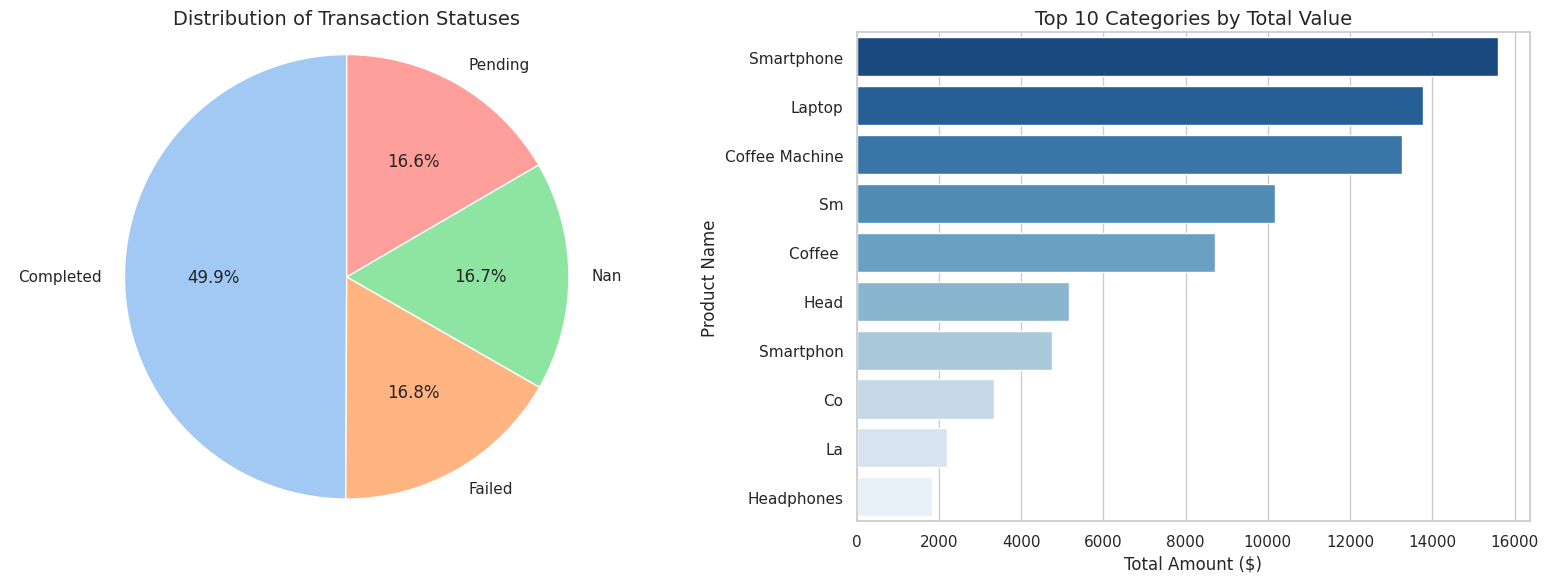
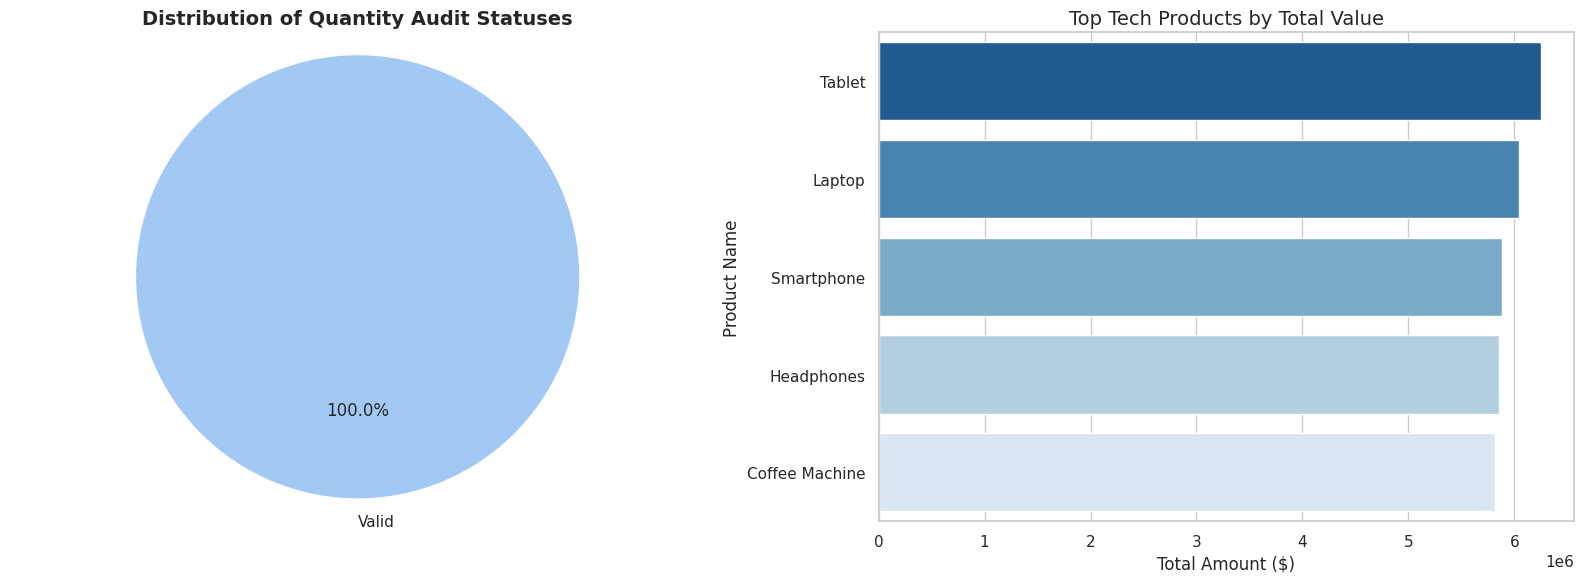
The notebook cell's code change between the first figure and the second:
--- before
+++ after
@@ -17,39 +17,77 @@
 df['Transaction_Type'] = np.where(df['Quantity'] < 0, 'Return', 'Sale')
 
+# Create a new categorical feature: Quantity_Segment
+def categorize_quantity(quantity):
+    if quantity > 200: # Example thresholds, adjust as needed
+        return 'Large Sale'
+    elif quantity > 50:
+        return 'Medium Sale'
+    elif quantity > 0:
+        return 'Small Sale'
+    elif quantity < -50:
+        return 'Large Return'
+    elif quantity < 0:
+        return 'Small Return'
+    else:
+        return 'No Quantity (Invalid)'
+
+df['Quantity_Segment'] = df['Quantity'].apply(categorize_quantity)
+
+# Create 'Quantity Audit Check' column, as it was expected for the plot but not present in the new df
+df['Quantity Audit Check'] = 'Valid'
+df.loc[df['Quantity'] < 0, 'Quantity Audit Check'] = 'Valid Return'
+
 # Set up a clean dashboard layout
 fig, axes = plt.subplots(1, 2, figsize=(16, 6))
 sns.set_theme(style="whitegrid")
 
-# Plot 1: Distribution of Payment Methods (Pie Chart)
-payment_method_counts = df['Payment_Method'].value_counts(dropna=False)
+# Plot 1: Distribution of Quantity Audit Statuses (Pie Chart)
+quantity_audit_counts = df['Quantity Audit Check'].value_counts(dropna=False)
 axes[0].pie(
-    payment_method_counts,
-    labels=payment_method_counts.index,
+    quantity_audit_counts,
+    labels=quantity_audit_counts.index,
     autopct='%1.1f%%',
     startangle=90,
     colors=sns.color_palette('pastel')
 )
-axes[0].set_title("Distribution of Payment Methods", fontsize=14)
+axes[0].set_title("Distribution of Quantity Audit Statuses", fontsize=14, fontweight='bold')
 axes[0].axis('equal') # Equal aspect ratio ensures that pie is drawn as a circle.
 
-# Plot 2: Top 10 Categories by Total Volume
+# Plot 2: Top 10 Tech Products by Total Value (Bar Chart)
 if "Product_Name" in df.columns:
-    top_cats = (
-        df.groupby("Product_Name")["Price"]
-        .sum()
+    # Define a list of common tech-related products based on previous context/data exploration
+    tech_products = ['Smartphone', 'Laptop', 'Tablet', 'Coffee Machine', 'Headphones']
+
+    # Filter the DataFrame to include only these tech products
+    df_tech = df[df['Product_Name'].isin(tech_products)]
+
+    # Group by Product_Name and sum the ABSOLUTE 'Price' for total value representation
+    top_tech_cats = (
+        df_tech.groupby("Product_Name")["Price"]
+        .apply(lambda x: x.abs().sum()) # Use absolute sum to represent magnitude of total value
         .sort_values(ascending=False)
         .head(10)
     )
-    sns.barplot(
-        x=top_cats.values,
-        y=top_cats.index.astype(str),
-        hue=top_cats.index.astype(str), # Assign y variable to hue to resolve FutureWarning
-        ax=axes[1],
-        palette="Blues_r",
-        legend=False # Disable legend as it's redundant with hue showing the y-axis labels
-    )
-    axes[1].set_title("Top 10 Categories by Total Value", fontsize=14)
-    axes[1].set_xlabel("Total Amount ($)")
-    axes[1].set_ylabel("Product Name")
+
+    # Filter out any products that might have summed to zero
+    top_tech_cats = top_tech_cats[top_tech_cats > 0]
+
+    if not top_tech_cats.empty:
+        sns.barplot(
+            x=top_tech_cats.values,
+            y=top_tech_cats.index.astype(str),
+            hue=top_tech_cats.index.astype(str), # Assign y variable to hue to resolve FutureWarning
+            ax=axes[1],
+            palette="Blues_r",
+            legend=False
+        )
+        axes[1].set_title("Top Tech Products by Total Value", fontsize=14)
+        axes[1].set_xlabel("Total Amount ($)")
+        axes[1].set_ylabel("Product Name")
+    else:
+        axes[1].text(0.5, 0.5, "No Tech Products with Positive Value to Display",
+                     horizontalalignment='center', verticalalignment='center',
+                     transform=axes[1].transAxes, fontsize=12)
+        axes[1].set_title("Top Tech Products by Total Value", fontsize=14)
 
 plt.tight_layout()

Commit: Created using Colab